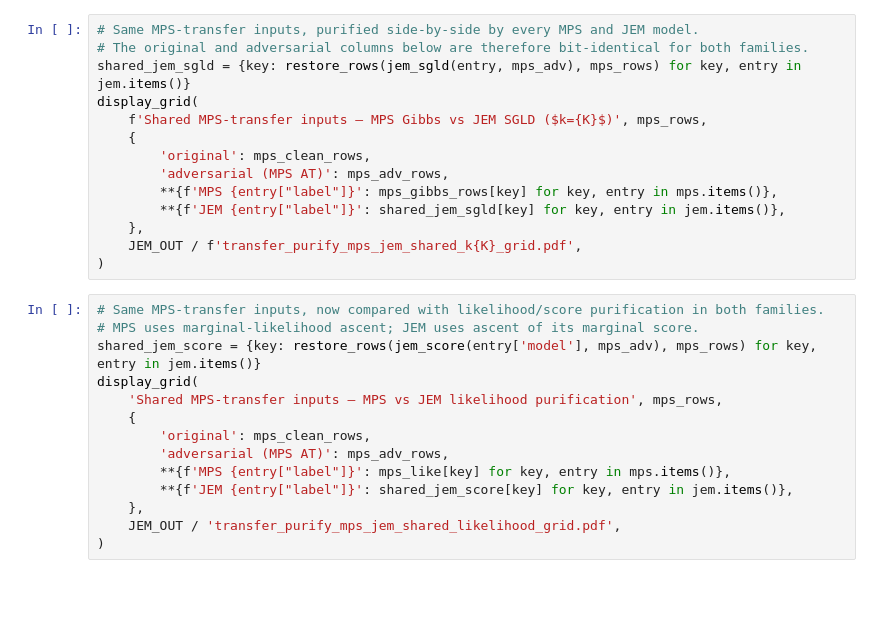
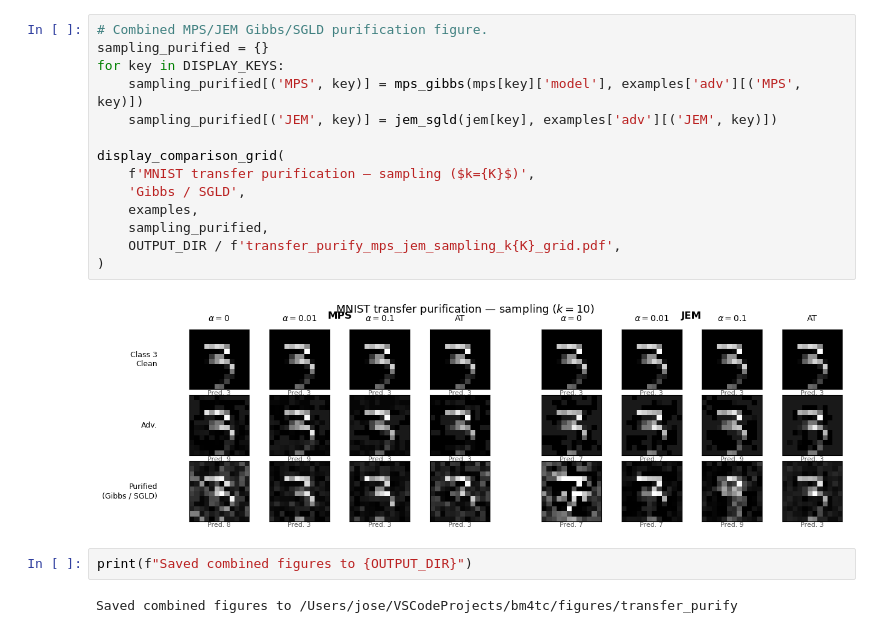
Before and after one commit to MLNissenGonzalez/bm4tc, a Jupyter notebook: notebooks/transfer_purify_mps_jem.ipynb, the cells around one changed output. Saved outputs shown, nothing was run; the diff lists cells and outputs as text; blank space fills up the shorter version.

```diff
--- a/notebooks/transfer_purify_mps_jem.ipynb
+++ b/notebooks/transfer_purify_mps_jem.ipynb
@@ -229,28 +358,20 @@ display_grid(
 # %%
-# Same MPS-transfer inputs, purified side-by-side by every MPS and JEM model.
-# The original and adversarial columns below are therefore bit-identical for both families.
-shared_jem_sgld = {key: restore_rows(jem_sgld(entry, mps_adv), mps_rows) for key, entry in jem.items()}
-display_grid(
-    f'Shared MPS-transfer inputs — MPS Gibbs vs JEM SGLD ($k={K}$)', mps_rows,
-    {
-        'original': mps_clean_rows,
-        'adversarial (MPS AT)': mps_adv_rows,
-        **{f'MPS {entry["label"]}': mps_gibbs_rows[key] for key, entry in mps.items()},
-        **{f'JEM {entry["label"]}': shared_jem_sgld[key] for key, entry in jem.items()},
-    },
-    JEM_OUT / f'transfer_purify_mps_jem_shared_k{K}_grid.pdf',
+# Combined MPS/JEM Gibbs/SGLD purification figure.
+sampling_purified = {}
+for key in DISPLAY_KEYS:
+    sampling_purified[('MPS', key)] = mps_gibbs(mps[key]['model'], examples['adv'][('MPS', key)])
+    sampling_purified[('JEM', key)] = jem_sgld(jem[key], examples['adv'][('JEM', key)])
+
+display_comparison_grid(
+    f'MNIST transfer purification — sampling ($k={K}$)',
+    'Gibbs / SGLD',
+    examples,
+    sampling_purified,
+    OUTPUT_DIR / f'transfer_purify_mps_jem_sampling_k{K}_grid.pdf',
 )
+# %% [output]
+[figure, added]
 # %%
-# Same MPS-transfer inputs, now compared with likelihood/score purification in both families.
-# MPS uses marginal-likelihood ascent; JEM uses ascent of its marginal score.
-shared_jem_score = {key: restore_rows(jem_score(entry['model'], mps_adv), mps_rows) for key, entry in jem.items()}
-display_grid(
-    'Shared MPS-transfer inputs — MPS vs JEM likelihood purification', mps_rows,
-    {
-        'original': mps_clean_rows,
-        'adversarial (MPS AT)': mps_adv_rows,
-        **{f'MPS {entry["label"]}': mps_like[key] for key, entry in mps.items()},
-        **{f'JEM {entry["label"]}': shared_jem_score[key] for key, entry in jem.items()},
-    },
-    JEM_OUT / 'transfer_purify_mps_jem_shared_likelihood_grid.pdf',
-)
+print(f"Saved combined figures to {OUTPUT_DIR}")
+# %% [output]
+Saved combined figures to /Users/jose/VSCodeProjects/bm4tc/figures/transfer_purify
```
Also changed, not shown: parts of 6 cells of this notebook, 51 other files.
